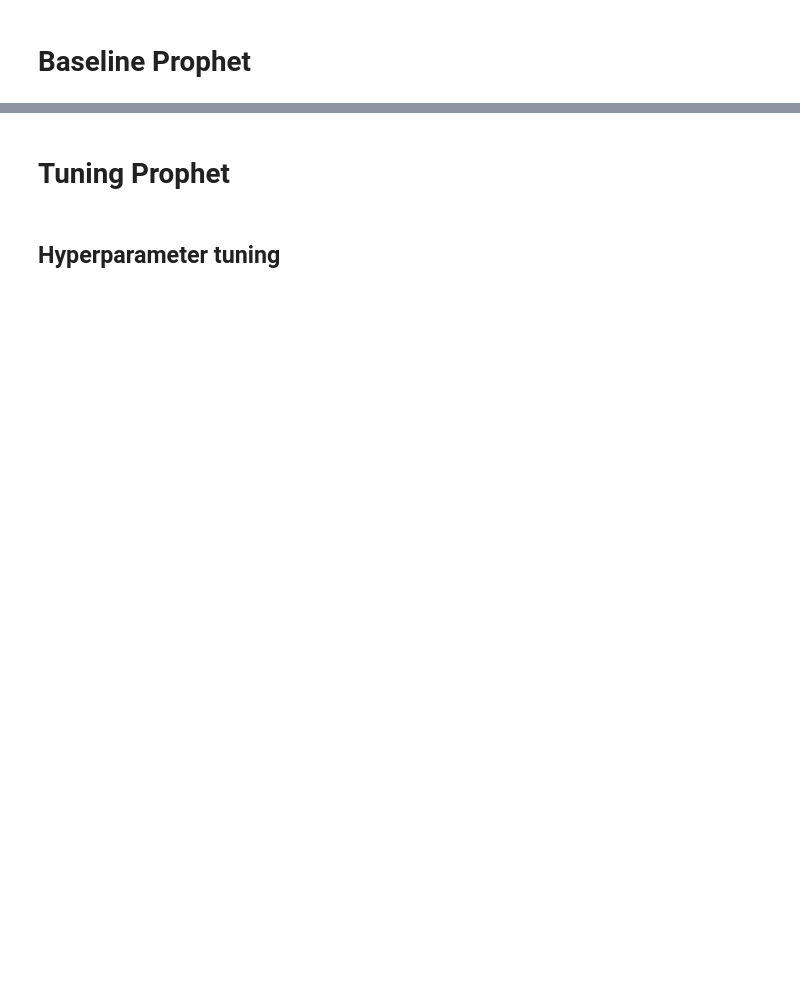
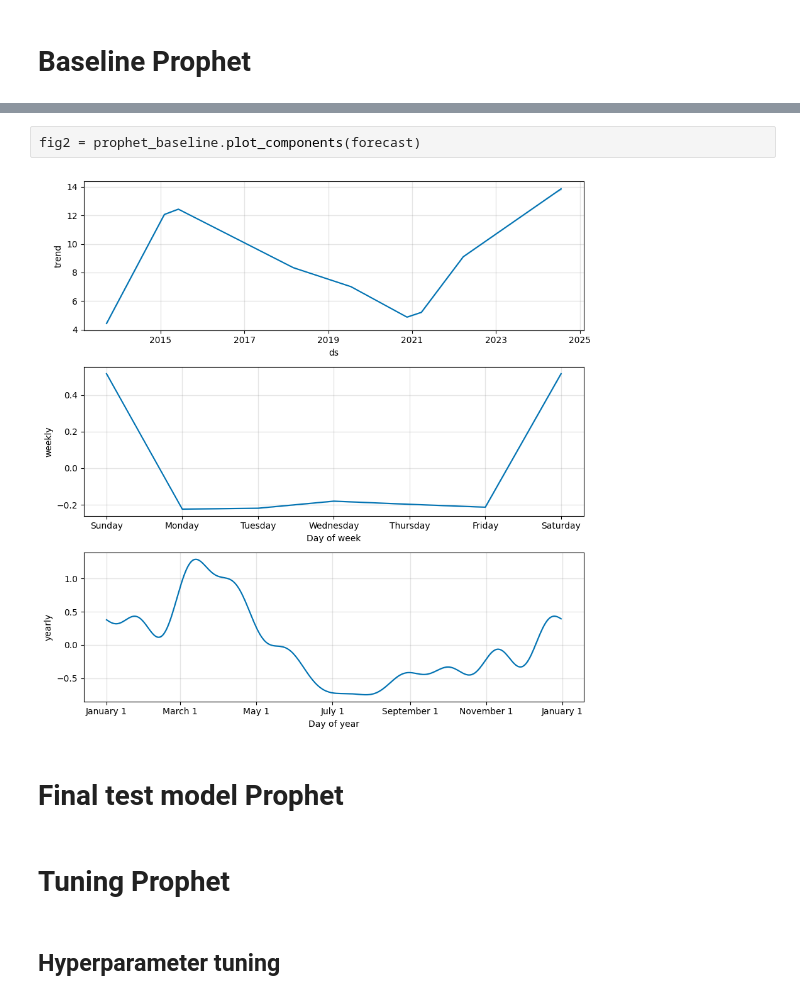
Before and after one commit to myxa95/01_Prediction_of_the_key_rate_in_the_Russian_Federation, a Jupyter notebook: notebooks/Baseline_Tuning.ipynb, the cells around one changed output, grey strips where cells are left out. Drawn from its saved outputs; the diff is of its cells as text; blank space fills up the shorter version.

```diff
--- a/notebooks/Baseline_Tuning.ipynb
+++ b/notebooks/Baseline_Tuning.ipynb
@@ -42,3 +74,9 @@ df_test['ds'] = pd.to_datetime(df_test['ds'], format='%Y-%m-%d', dayfirst=True)
+# %%
+fig2 = prophet_baseline.plot_components(forecast)
+# %% [output]
+[figure, added]
+# %% [markdown]
+# Final test model Prophet
 # %% [markdown]
 # Tuning Prophet
 # %% [markdown]
```
Also changed, not shown: parts of 9 cells of this notebook, 5 other files.
